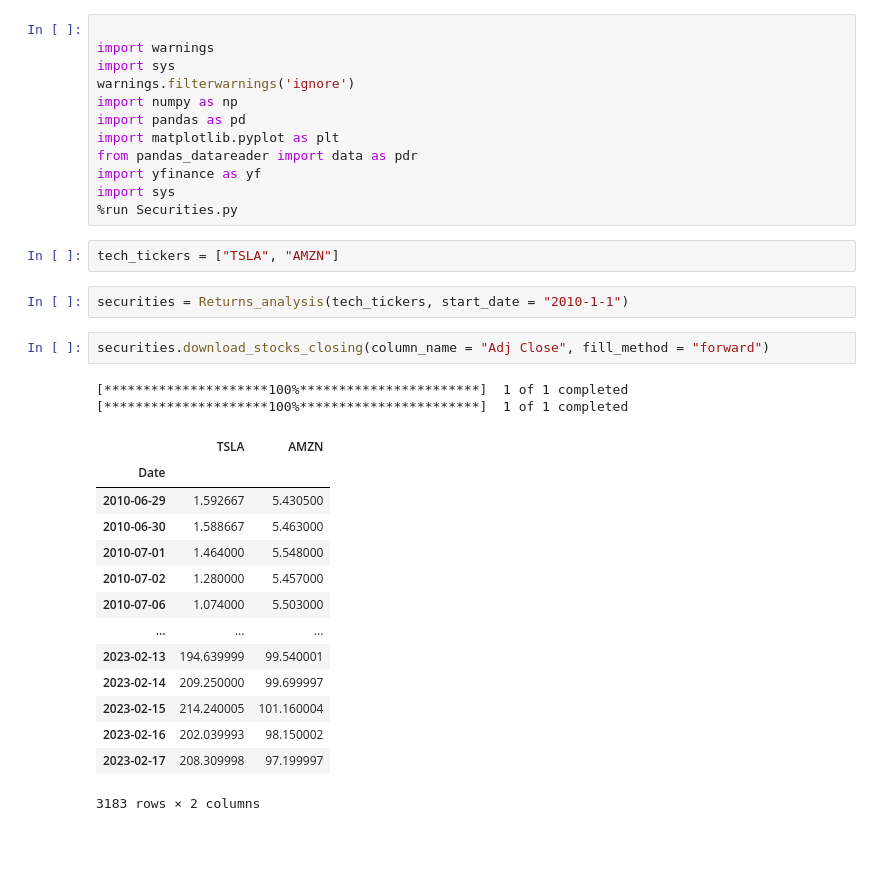
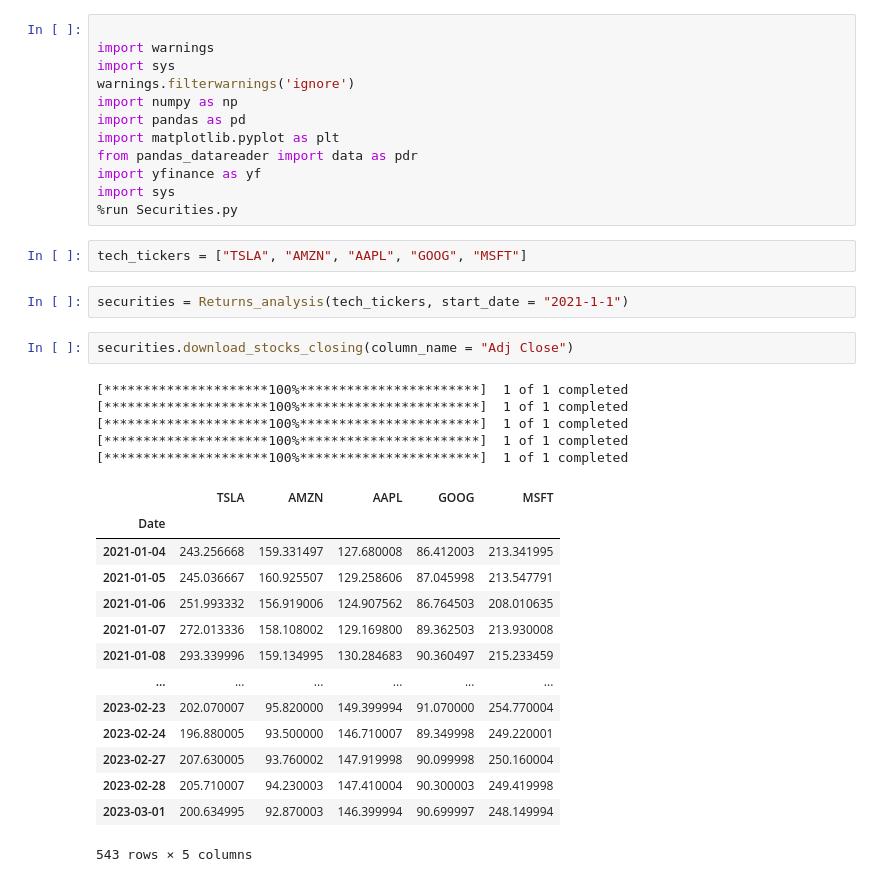
Before and after one commit to Lester-723/Data-Analytics-Projects-, a Jupyter notebook: Securities Analysis Project/Analysis_of_Big_data_stock.ipynb, the cells around one changed output. Saved outputs shown, nothing was run; the diff lists cells and outputs as text; blank space fills up the shorter version.

```diff
--- a/Securities Analysis Project/Analysis_of_Big_data_stock.ipynb
+++ b/Securities Analysis Project/Analysis_of_Big_data_stock.ipynb
@@ -11,25 +11,28 @@ import yfinance as yf
 import sys
 %run Securities.py
 # %%
-tech_tickers = ["TSLA", "AMZN"]
+tech_tickers = ["TSLA", "AMZN", "AAPL", "GOOG", "MSFT"]
 # %%
-securities = Returns_analysis(tech_tickers, start_date = "2010-1-1")
+securities = Returns_analysis(tech_tickers, start_date = "2021-1-1")
 # %%
-securities.download_stocks_closing(column_name = "Adj Close", fill_method = "forward")
+securities.download_stocks_closing(column_name = "Adj Close")
 # %% [output]
 [*********************100%***********************]  1 of 1 completed
 [*********************100%***********************]  1 of 1 completed
+[*********************100%***********************]  1 of 1 completed
+[*********************100%***********************]  1 of 1 completed
+[*********************100%***********************]  1 of 1 completed
-|  | TSLA | AMZN |
-| Date |  |  |
-| 2010-06-29 | 1.592667 | 5.430500 |
-| 2010-06-30 | 1.588667 | 5.463000 |
-| 2010-07-01 | 1.464000 | 5.548000 |
-| 2010-07-02 | 1.280000 | 5.457000 |
-| 2010-07-06 | 1.074000 | 5.503000 |
-| ... | ... | ... |
-| 2023-02-13 | 194.639999 | 99.540001 |
-| 2023-02-14 | 209.250000 | 99.699997 |
-| 2023-02-15 | 214.240005 | 101.160004 |
-| 2023-02-16 | 202.039993 | 98.150002 |
-| 2023-02-17 | 208.309998 | 97.199997 |
+|  | TSLA | AMZN | AAPL | GOOG | MSFT |
+| Date |  |  |  |  |  |
+| 2021-01-04 | 243.256668 | 159.331497 | 127.680008 | 86.412003 | 213.341995 |
+| 2021-01-05 | 245.036667 | 160.925507 | 129.258606 | 87.045998 | 213.547791 |
+| 2021-01-06 | 251.993332 | 156.919006 | 124.907562 | 86.764503 | 208.010635 |
+| 2021-01-07 | 272.013336 | 158.108002 | 129.169800 | 89.362503 | 213.930008 |
+| 2021-01-08 | 293.339996 | 159.134995 | 130.284683 | 90.360497 | 215.233459 |
+| ... | ... | ... | ... | ... | ... |
+| 2023-02-23 | 202.070007 | 95.820000 | 149.399994 | 91.070000 | 254.770004 |
+| 2023-02-24 | 196.880005 | 93.500000 | 146.710007 | 89.349998 | 249.220001 |
+| 2023-02-27 | 207.630005 | 93.760002 | 147.919998 | 90.099998 | 250.160004 |
+| 2023-02-28 | 205.710007 | 94.230003 | 147.410004 | 90.300003 | 249.419998 |
+| 2023-03-01 | 200.634995 | 92.870003 | 146.399994 | 90.699997 | 248.149994 |
-3183 rows × 2 columns
+543 rows × 5 columns
```
Also changed, not shown: parts of 7 cells of this notebook, 1 other file.
